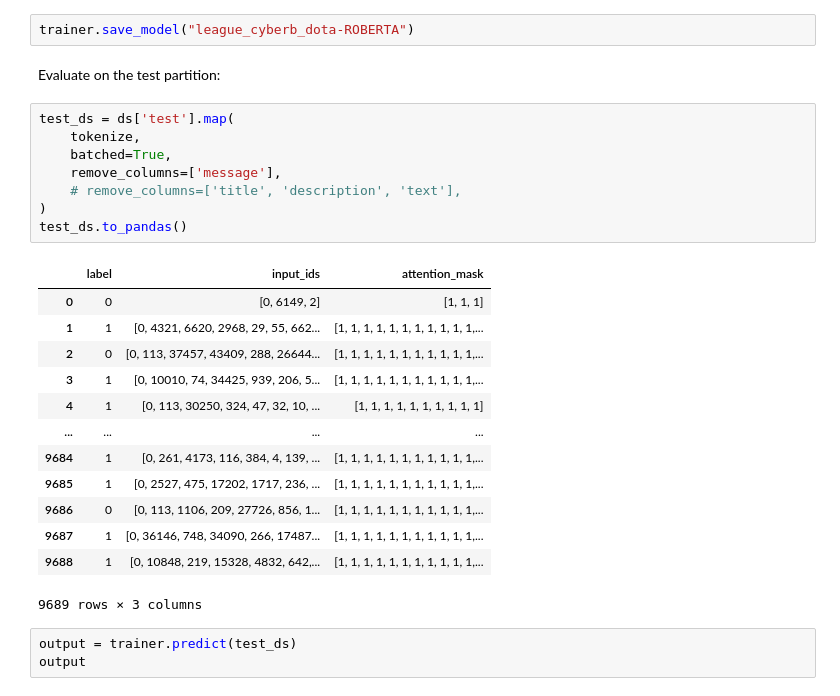
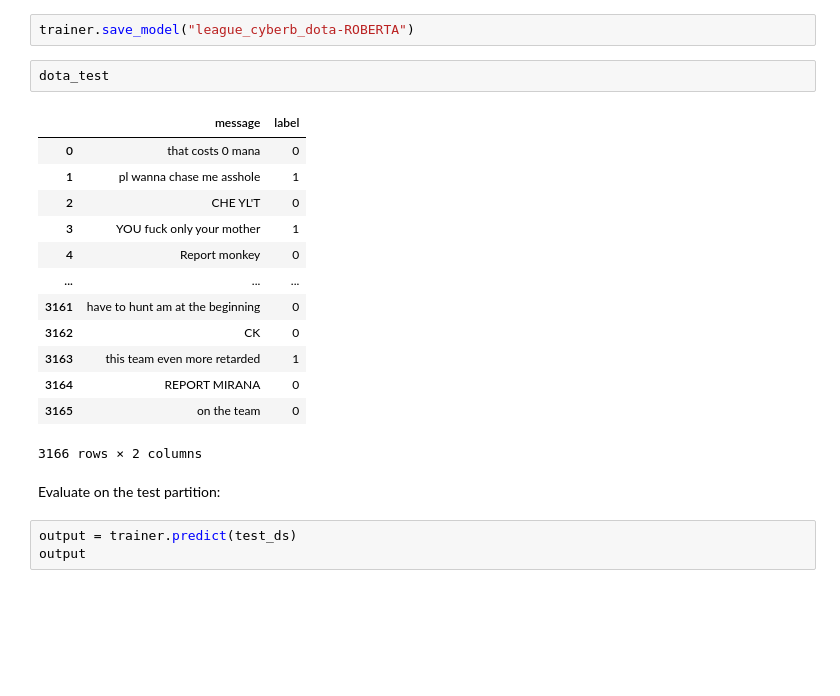
Before and after one commit to schen108/CSC-396-Gaming-Toxicity, a Jupyter notebook: transformer_league-cyberb-dota.ipynb, the cells around one changed output. Drawn from its saved outputs; the diff is of its cells as text; blank space fills up the shorter version.

```diff
--- a/transformer_league-cyberb-dota.ipynb
+++ b/transformer_league-cyberb-dota.ipynb
@@ -347,29 +350,23 @@ trainer.train()
 # %%
 trainer.save_model("league_cyberb_dota-ROBERTA")
+# %%
+dota_test
+# %% [output]
+|  | message | label |
+| 0 | that costs 0 mana | 0 |
+| 1 | pl wanna chase me asshole | 1 |
+| 2 | CHE YL'T | 0 |
+| 3 | YOU fuck only your mother | 1 |
+| 4 | Report monkey | 0 |
+| ... | ... | ... |
+| 3161 | have to hunt am at the beginning | 0 |
+| 3162 | CK | 0 |
+| 3163 | this team even more retarded | 1 |
+| 3164 | REPORT MIRANA | 0 |
+| 3165 | on the team | 0 |
+3166 rows × 2 columns
 # %% [markdown]
 Evaluate on the test partition:
-# %%
-test_ds = ds['test'].map(
-    tokenize,
-    batched=True,
-    remove_columns=['message'],
-    # remove_columns=['title', 'description', 'text'],
-)
-test_ds.to_pandas()
-# %% [output]
-|  | label | input_ids | attention_mask |
-| 0 | 0 | [0, 6149, 2] | [1, 1, 1] |
-| 1 | 1 | [0, 4321, 6620, 2968, 29, 55, 662... | [1, 1, 1, 1, 1, 1, 1, 1, 1, 1, 1,... |
-| 2 | 0 | [0, 113, 37457, 43409, 288, 26644... | [1, 1, 1, 1, 1, 1, 1, 1, 1, 1, 1,... |
-| 3 | 1 | [0, 10010, 74, 34425, 939, 206, 5... | [1, 1, 1, 1, 1, 1, 1, 1, 1, 1, 1,... |
-| 4 | 1 | [0, 113, 30250, 324, 47, 32, 10, ... | [1, 1, 1, 1, 1, 1, 1, 1, 1, 1] |
-| ... | ... | ... | ... |
-| 9684 | 1 | [0, 261, 4173, 116, 384, 4, 139, ... | [1, 1, 1, 1, 1, 1, 1, 1, 1, 1, 1,... |
-| 9685 | 1 | [0, 2527, 475, 17202, 1717, 236, ... | [1, 1, 1, 1, 1, 1, 1, 1, 1, 1, 1,... |
-| 9686 | 0 | [0, 113, 1106, 209, 27726, 856, 1... | [1, 1, 1, 1, 1, 1, 1, 1, 1, 1, 1,... |
-| 9687 | 1 | [0, 36146, 748, 34090, 266, 17487... | [1, 1, 1, 1, 1, 1, 1, 1, 1, 1, 1,... |
-| 9688 | 1 | [0, 10848, 219, 15328, 4832, 642,... | [1, 1, 1, 1, 1, 1, 1, 1, 1, 1, 1,... |
-9689 rows × 3 columns
 # %%
 output = trainer.predict(test_ds)
 output
```
Also changed, not shown: parts of 10 cells of this notebook.
